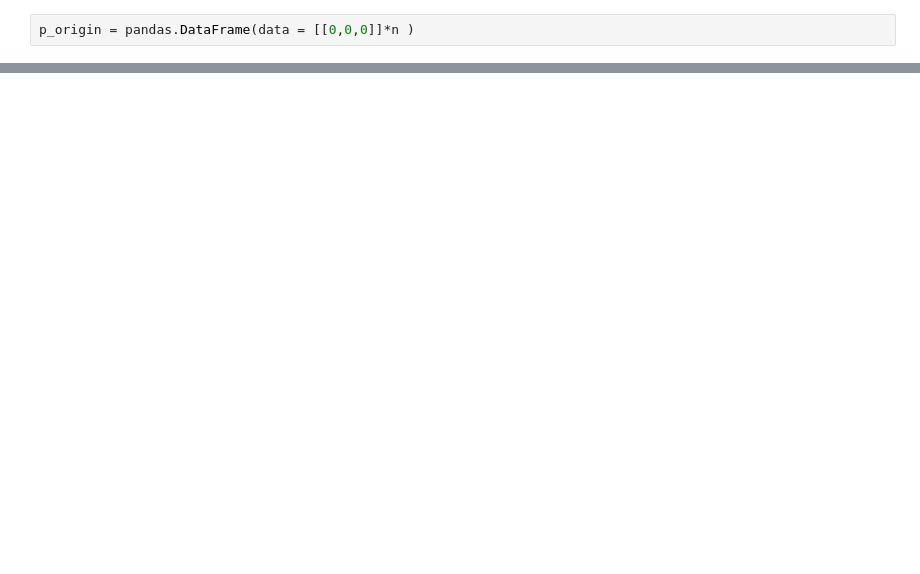
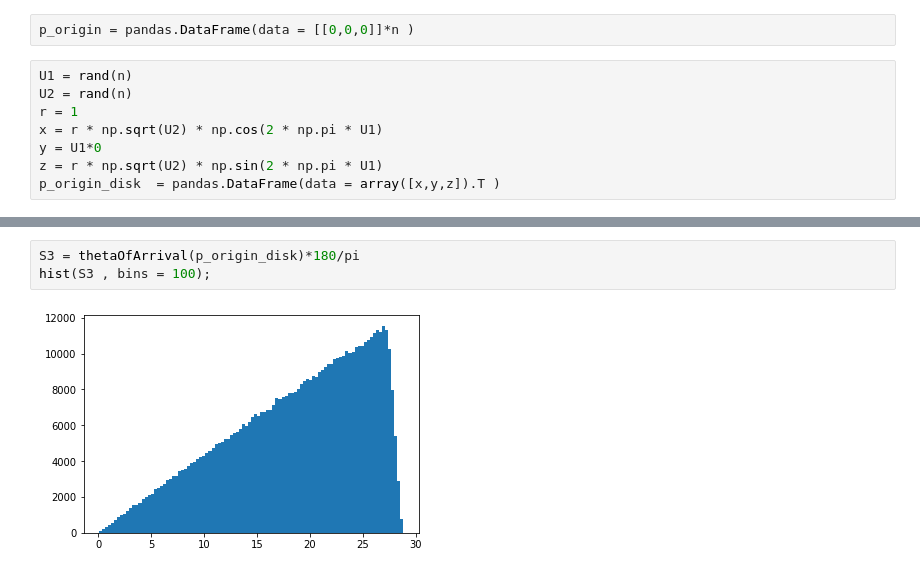
Before and after one commit to Itay-max/Notebooks, a Jupyter notebook: EfficiencyForDetector.ipynb, the cells around one changed output, grey strips where cells are left out. Saved outputs shown, nothing was run; the diff lists cells and outputs as text; blank space fills up the shorter version.

```diff
--- a/EfficiencyForDetector.ipynb
+++ b/EfficiencyForDetector.ipynb
@@ -82,4 +90,12 @@ def thetaOfArrival(P):
   return  arccos(WdotN/W['norm'])
 # %%
 p_origin = pandas.DataFrame(data = [[0,0,0]]*n )
+# %%
+U1 = rand(n)
+U2 = rand(n)
+r = 1
+x = r * np.sqrt(U2) * np.cos(2 * np.pi * U1)
+y = U1*0
+z = r * np.sqrt(U2) * np.sin(2 * np.pi * U1)
+p_origin_disk  = pandas.DataFrame(data = array([x,y,z]).T )
 # %%
@@ -107,0 +125,5 @@ print(S2.mean())
+# %%
+S3 = thetaOfArrival(p_origin_disk)*180/pi
+hist(S3 , bins = 100);
+# %% [output]
+[figure, added]
```
Also changed, not shown: parts of 8 cells of this notebook.
